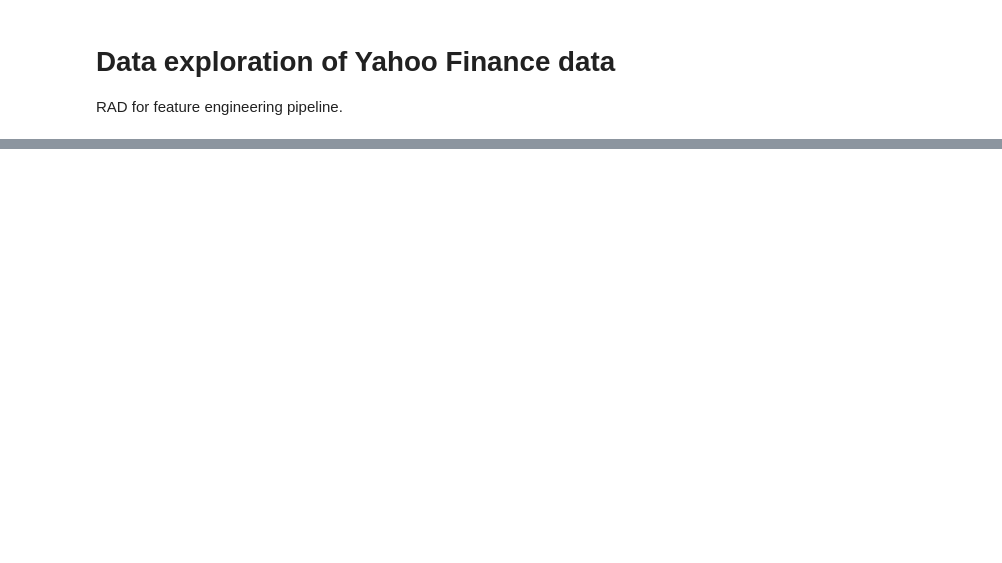
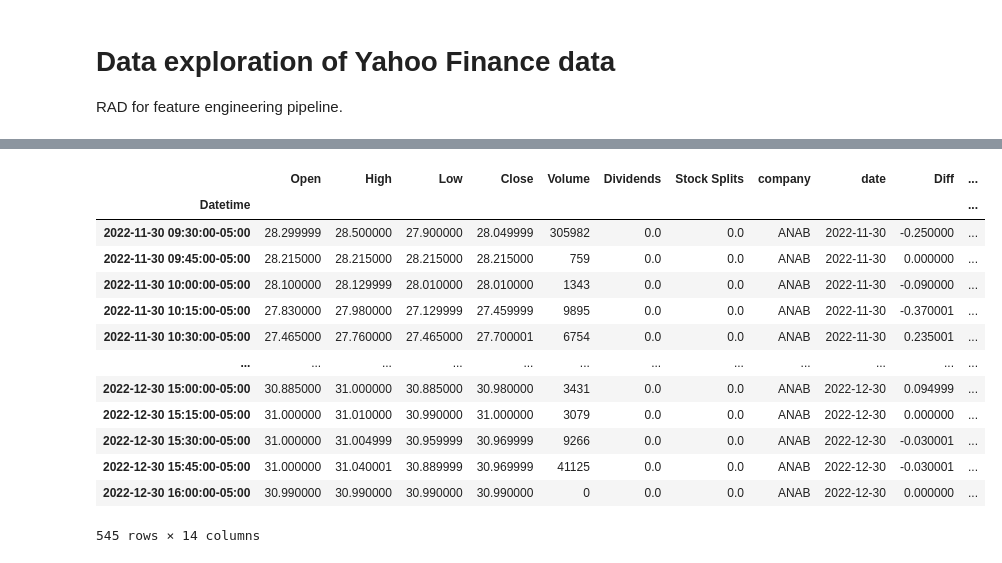
Before and after one commit to Alexanderm0/Serverless_Stock_Market_Prediction, a Jupyter notebook: data_exploration.ipynb, the cells around one changed output, grey strips where cells are left out. Drawn from its saved outputs; the diff is of its cells as text; code cells hidden in the pictures; blank space fills up the shorter version.

```diff
--- a/data_exploration.ipynb
+++ b/data_exploration.ipynb
@@ -126,6 +96,7 @@ def getRelEarnings(e_df, hist_df):
     :param hist_df: history dataframe
     :return: relevant dates dataframe
     """
+    e_df.reset_index(inplace=True, drop=True)
     minmax = hist_df['date'].agg(['min', 'max'])
     last_er_idx = e_df[e_df['Earnings Date'] <= minmax['min']].index[0]
     first_er_idx = e_df[e_df['Earnings Date'] <= minmax['max']].index[0]
@@ -171,7 +142,7 @@ def dropIrrelevant(hist_df: pd.DataFrame):
     labels = ['']
     return hist_df.drop(labels, axis=1)
 # %%
-def stockToCSV(symbol, period='60d', interval='30m'):
+def stockToCSV(symbol, period='1mo', interval='15m'):
     """
     Functions to write stock information to CSV
     :param symbol: ticker symbol of the company
@@ -181,23 +152,24 @@ def stockToCSV(symbol, period='60d', interval='30m'):
     """
     stock = yf.Ticker(symbol)
     earnings = getEarnings(stock)
-    earnings = convertEarningsDate(earnings)
+    # earnings = convertEarningsDate(earnings)
     hist = getHistory(symbol, stock, period=period, interval=interval)
     rel_earnings = getRelEarnings(earnings, hist)
     hist = getHistWithEarnings(rel_earnings, hist)
     hist.to_csv('./data/' + symbol)
 
-def stockToDf(symbol, period='60d', interval='30m'):
+def stockToDf(symbol, earnings, period='1mo', interval='15m'):
     """
     Functions to write stock information to CSV
     :param symbol: ticker symbol of the company
+    :param earnings: dataframe containing the respective earnings
     :param period: over what time period the history data should be taken
     :param interval: how often a sample is taken over the period
     :return:
     """
     stock = yf.Ticker(symbol)
-    earnings = getEarnings(stock)
-    earnings = convertEarningsDate(earnings)
+    # earnings = getEarnings(stock)
+    # earnings = convertEarningsDate(earnings)
     hist = getHistory(symbol, stock, period=period, interval=interval)
     rel_earnings = getRelEarnings(earnings, hist)
     hist = getHistWithEarnings(rel_earnings, hist)
@@ -209,6 +181,7 @@ def getStocks():
     :return: list with symbols
     """
     df = pd.read_table('http://www.nasdaqtrader.com/dynamic/symdir/nasdaqlisted.txt')
+    # local run
     # df = pd.read_table('tickers.txt')
     symbols = [None]*len(df)
     for idx, line in df.iterrows():
@@ -224,12 +197,34 @@ def selectStocks(stocks, n):
     """
     idxs = []
     selected = [None]*n
+    earnings = [None]*n
     counter = 0
     while len(idxs) < n:
         temp_int = randint(0, len(stocks))
         if temp_int not in idxs:
-            idxs.append(temp_int)
-            selected[counter] = stocks[temp_int]
-            counter += 1
-    return selected
+            earn = getEarnings(yf.Ticker(stocks[temp_int]))
+            if earn is not None:
+                idxs.append(temp_int)
+                selected[counter] = stocks[temp_int]
+                earnings[counter] = earn
+                counter += 1
+    return selected, earnings
+
+def selectAll(stocks):
+    """
+    Select all stocks which have enough data on yfinance listed on the Nasdaq list
+    :param stocks: list of company symbols fom Nasdaq
+    :return: current symbols
+    """
+    selected = []
+    earnings = []
+    for stock in stocks:
+        try:
+            temp = getEarnings(yf.Ticker(stock))
+        except:
+            print('error loading the stock')
+        if temp is not None:
+            selected.append(stock)
+            earnings.append(temp)
+    return selected, earnings
 # %%
@@ -258,0 +297,17 @@ NameError: name 'df' is not defined
+# %%
+stockToDf('ANAB', getEarnings(yf.Ticker('ANAB')))
+# %% [output]
+|  | Open | High | Low | Close | Volume | Dividends | Stock Splits | company | date | Diff | ... |
+| Datetime |  |  |  |  |  |  |  |  |  |  | ... |
+| 2022-11-30 09:30:00-05:00 | 28.299999 | 28.500000 | 27.900000 | 28.049999 | 305982 | 0.0 | 0.0 | ANAB | 2022-11-30 | -0.250000 | ... |
+| 2022-11-30 09:45:00-05:00 | 28.215000 | 28.215000 | 28.215000 | 28.215000 | 759 | 0.0 | 0.0 | ANAB | 2022-11-30 | 0.000000 | ... |
+| 2022-11-30 10:00:00-05:00 | 28.100000 | 28.129999 | 28.010000 | 28.010000 | 1343 | 0.0 | 0.0 | ANAB | 2022-11-30 | -0.090000 | ... |
+| 2022-11-30 10:15:00-05:00 | 27.830000 | 27.980000 | 27.129999 | 27.459999 | 9895 | 0.0 | 0.0 | ANAB | 2022-11-30 | -0.370001 | ... |
+| 2022-11-30 10:30:00-05:00 | 27.465000 | 27.760000 | 27.465000 | 27.700001 | 6754 | 0.0 | 0.0 | ANAB | 2022-11-30 | 0.235001 | ... |
+| ... | ... | ... | ... | ... | ... | ... | ... | ... | ... | ... | ... |
+| 2022-12-30 15:00:00-05:00 | 30.885000 | 31.000000 | 30.885000 | 30.980000 | 3431 | 0.0 | 0.0 | ANAB | 2022-12-30 | 0.094999 | ... |
+| 2022-12-30 15:15:00-05:00 | 31.000000 | 31.010000 | 30.990000 | 31.000000 | 3079 | 0.0 | 0.0 | ANAB | 2022-12-30 | 0.000000 | ... |
+| 2022-12-30 15:30:00-05:00 | 31.000000 | 31.004999 | 30.959999 | 30.969999 | 9266 | 0.0 | 0.0 | ANAB | 2022-12-30 | -0.030001 | ... |
+| 2022-12-30 15:45:00-05:00 | 31.000000 | 31.040001 | 30.889999 | 30.969999 | 41125 | 0.0 | 0.0 | ANAB | 2022-12-30 | -0.030001 | ... |
+| 2022-12-30 16:00:00-05:00 | 30.990000 | 30.990000 | 30.990000 | 30.990000 | 0 | 0.0 | 0.0 | ANAB | 2022-12-30 | 0.000000 | ... |
+545 rows × 14 columns
```
Also changed, not shown: parts of 15 cells of this notebook, 5 other files.
